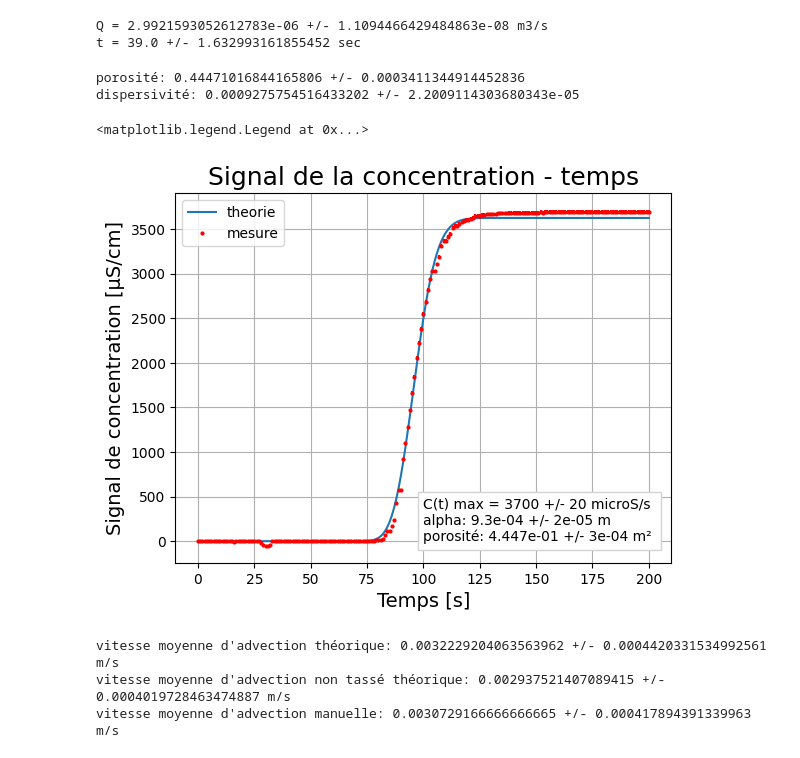
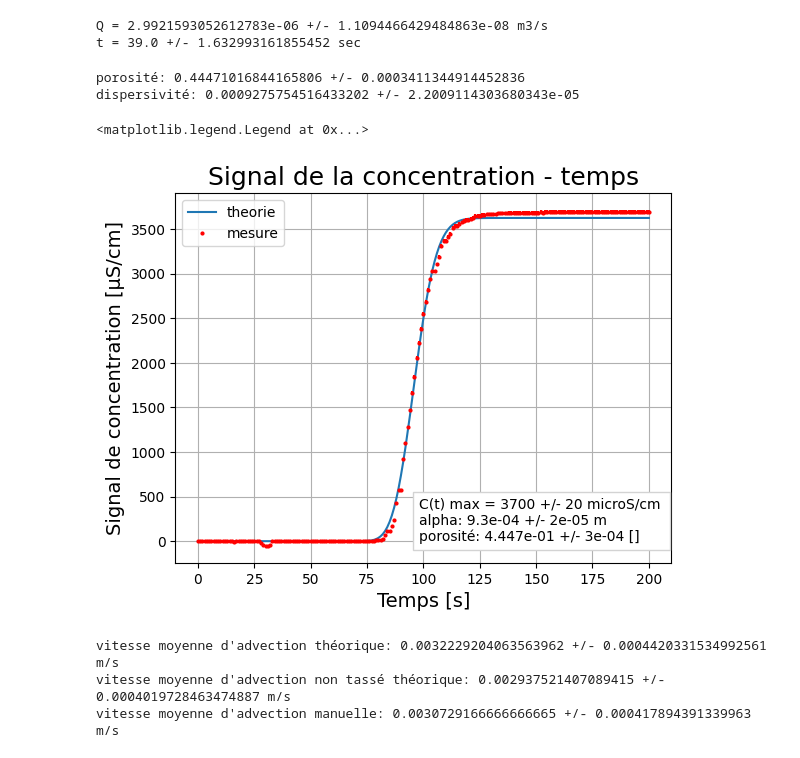
Before and after one commit to onillonn/TP_geologie, a Jupyter notebook: dispersion.ipynb, the cells around one changed output. Drawn from its saved outputs; the diff is of its cells as text; code cells hidden in the pictures.

```diff
--- a/dispersion.ipynb
+++ b/dispersion.ipynb
@@ -6,8 +6,8 @@ from math import sqrt,erfc,exp
 
 from scipy.optimize import curve_fit
 # %%
-data_Q = pd.read_excel(r'C:\Users\Nicolas Onillon\Documents\UNINe\géologie\dispersion.xlsx','debit')
-data_conductivite = pd.read_excel(r'C:\Users\Nicolas Onillon\Documents\UNINe\géologie\dispersion.xlsx','conductivite')
+data_Q = pd.read_excel(r'C:\Users\Nicolas Onillon\Documents\UNINe\géologie\06_dispersion\dispersion.xlsx','debit')
+data_conductivite = pd.read_excel(r'C:\Users\Nicolas Onillon\Documents\UNINe\géologie\06_dispersion\dispersion.xlsx','conductivite')
 Q = data_Q['Q_[m3/s]']
 Q_err = data_Q['err_Q']
 t0 = [38,40,39]
@@ -72,35 +72,35 @@ def function_for_fit(t, n, alpha):
         er2 = (l+adv*ti)/(2*np.sqrt(D*ti))
         y.append(C0/2*(erfc(er1)+np.exp(ex)*erfc(er2)))
     return y
 
 '''valeurs'''
 param_opt, param_cov = curve_fit(function_for_fit,t,C)
 n_opt, alpha_opt = param_opt
 n_cov, alpha_cov = param_cov
 n_cov, alpha_cov = n_cov[0], alpha_cov[0]
 n_err, alpha_err = np.sqrt(n_cov).squeeze(), np.sqrt(alpha_cov).squeeze()
 C_opt = function_for_fit(t,n_opt,alpha_opt)
 print(f"porosité: {n_opt} +/- {n_err}")
 print(f"dispersivité: {alpha_opt} +/- {alpha_err}")
 
 '''graphe'''
 fig, cond = plt.subplots()
 cond.plot(t,C_opt,label = 'theorie')
 cond.plot(t,C,marker='o',color='r', linestyle='none',markersize=2,label = 'mesure')
 cond.errorbar(t,C,yerr=C_err,color='r',linestyle='none')
 cond.set_xlabel('Temps [s]',fontsize=14)
 cond.set_ylabel('Signal de concentration [\u00B5S/cm]',fontsize=14)
 cond.set_title('Signal de la concentration - temps',fontsize=18)
 cond.grid()
-cond.text (100,0, f"C(t) max = 3700 +/- 20 microS/s \nalpha: {alpha_opt:.1e} +/- {alpha_err:.0e} m \nporosité: {n_opt:.3e} +/- {n_err:.0e} m\u00B2",bbox=dict(facecolor='white',edgecolor='lightgrey'))
+cond.text (98,0, f"C(t) max = 3700 +/- 20 microS/cm \nalpha: {alpha_opt:.1e} +/- {alpha_err:.0e} m \nporosité: {n_opt:.3e} +/- {n_err:.0e} []",bbox=dict(facecolor='white',edgecolor='lightgrey'))
 plt.legend()
 
 #plt.savefig(f'C:/Users/Nicolas Onillon/Documents/UNINe/géologie/concentration.pdf')
 # %% [output]
 porosité: 0.44471016844165806 +/- 0.0003411344914452836
 dispersivité: 0.0009275754516433202 +/- 2.2009114303680343e-05
 <matplotlib.legend.Legend at 0x...>
-[figure, old version]
+[figure, new version]
 # %%
 '''vitesse advection'''
 # selon porosité
```
Also changed, not shown: parts of 2 cells of this notebook, 1 other file.
